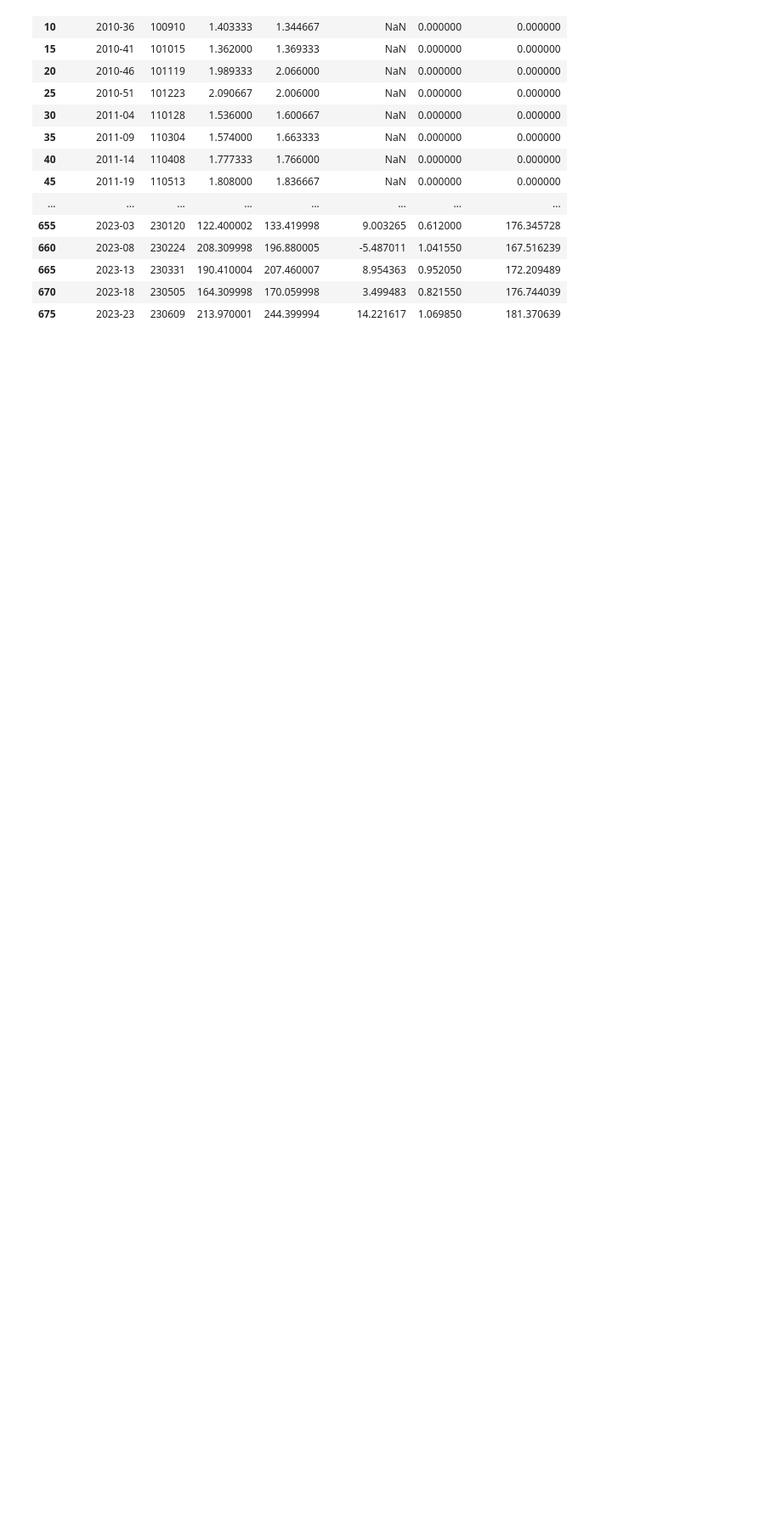
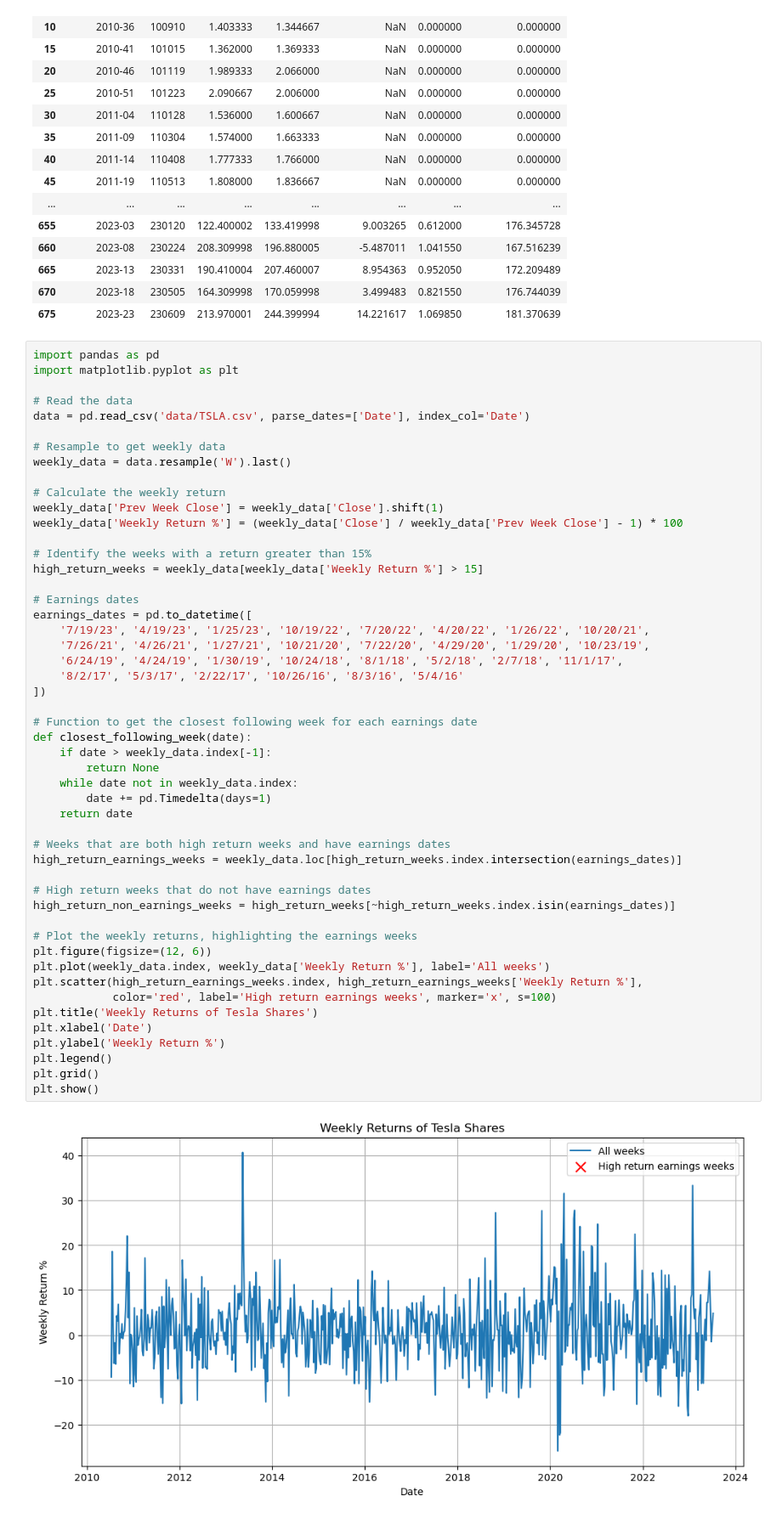
Before and after one commit to lizhicq/FastIsSlow, a Jupyter notebook: Analyze.ipynb, the cells around one changed output. Shown: that part at 85% size. Cells and saved outputs as stored; diff of their text form; blank space fills up the shorter version.

Commit message:
Add Tesla analysis

```diff
--- a/Analyze.ipynb
+++ b/Analyze.ipynb
@@ -98,3 +98,55 @@ output_df[::5]
 | 665 | 2023-13 | 230331 | 190.410004 | 207.460007 | 8.954363 | 0.952050 | 172.209489 |
 | 670 | 2023-18 | 230505 | 164.309998 | 170.059998 | 3.499483 | 0.821550 | 176.744039 |
 | 675 | 2023-23 | 230609 | 213.970001 | 244.399994 | 14.221617 | 1.069850 | 181.370639 |
+# %%
+import pandas as pd
+import matplotlib.pyplot as plt
+
+# Read the data
+data = pd.read_csv('data/TSLA.csv', parse_dates=['Date'], index_col='Date')
+
+# Resample to get weekly data
+weekly_data = data.resample('W').last()
+
+# Calculate the weekly return
+weekly_data['Prev Week Close'] = weekly_data['Close'].shift(1)
+weekly_data['Weekly Return %'] = (weekly_data['Close'] / weekly_data['Prev Week Close'] - 1) * 100
+
+# Identify the weeks with a return greater than 15%
+high_return_weeks = weekly_data[weekly_data['Weekly Return %'] > 15]
+
+# Earnings dates
+earnings_dates = pd.to_datetime([
+    '7/19/23', '4/19/23', '1/25/23', '10/19/22', '7/20/22', '4/20/22', '1/26/22', '10/20/21',
+    '7/26/21', '4/26/21', '1/27/21', '10/21/20', '7/22/20', '4/29/20', '1/29/20', '10/23/19',
+    '6/24/19', '4/24/19', '1/30/19', '10/24/18', '8/1/18', '5/2/18', '2/7/18', '11/1/17',
+    '8/2/17', '5/3/17', '2/22/17', '10/26/16', '8/3/16', '5/4/16'
+])
+
+# Function to get the closest following week for each earnings date
+def closest_following_week(date):
+    if date > weekly_data.index[-1]:
+        return None
+    while date not in weekly_data.index:
+        date += pd.Timedelta(days=1)
+    return date
+
+# Weeks that are both high return weeks and have earnings dates
+high_return_earnings_weeks = weekly_data.loc[high_return_weeks.index.intersection(earnings_dates)]
+
+# High return weeks that do not have earnings dates
+high_return_non_earnings_weeks = high_return_weeks[~high_return_weeks.index.isin(earnings_dates)]
+
+# Plot the weekly returns, highlighting the earnings weeks
+plt.figure(figsize=(12, 6))
+plt.plot(weekly_data.index, weekly_data['Weekly Return %'], label='All weeks')
+plt.scatter(high_return_earnings_weeks.index, high_return_earnings_weeks['Weekly Return %'],
+            color='red', label='High return earnings weeks', marker='x', s=100)
+plt.title('Weekly Returns of Tesla Shares')
+plt.xlabel('Date')
+plt.ylabel('Weekly Return %')
+plt.legend()
+plt.grid()
+plt.show()
+# %% [output]
+[figure, added]
```
Also changed, not shown: 3 other files.
